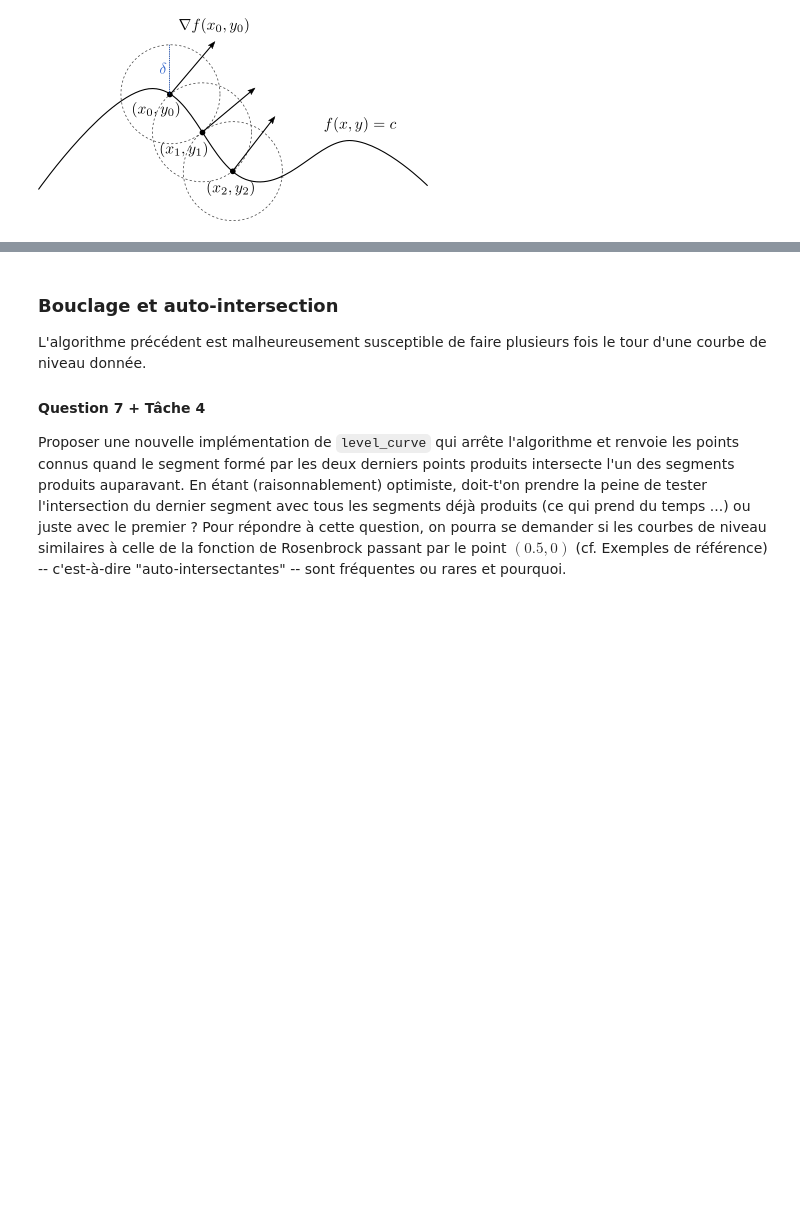
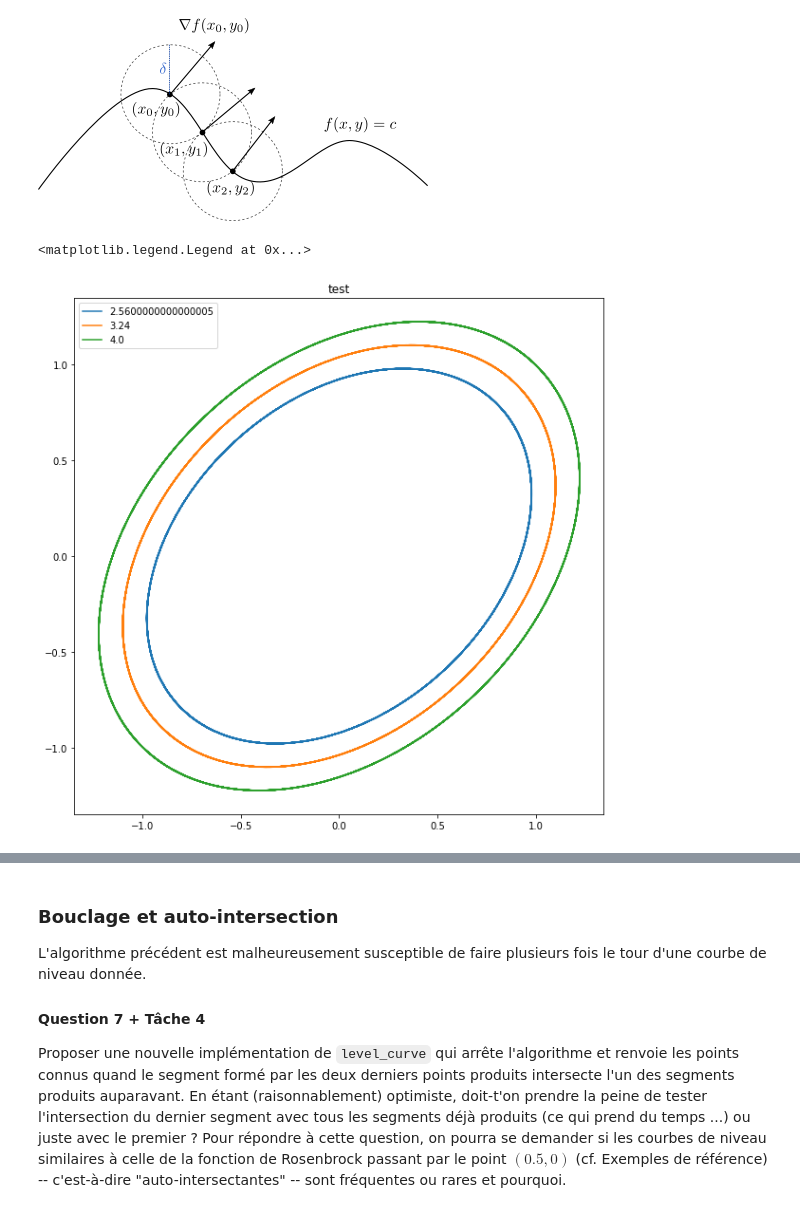
Before and after one commit to guillaumerichard2020/Projet-maths-1, a Jupyter notebook: Courbes de niveau - Enoncé.ipynb, the cells around one changed output, grey strips where cells are left out. Saved outputs shown, nothing was run; the diff lists cells and outputs as text; code cells hidden in the pictures; blank space fills up the shorter version.

```diff
--- a/Courbes de niveau - Enoncé.ipynb
+++ b/Courbes de niveau - Enoncé.ipynb
@@ -417,2 +420,16 @@ def level_curve(f, x0, y0, delta=0.1, N=1000, eps=10**(-10)):
         res[0,i], res[1,i] = (xi, yi)
     return res
+# %%
+test1=level_curve(f1, 0.8, 0.8, 0.1, 1000)
+test2=level_curve(f1, 0.9, 0.9, 0.1, 1000)
+test3=level_curve(f1, 1.0, 1.0, 0.1, 1000)
+
+plt.figure()
+plt.title('test')
+plt.plot(test1[0],test1[1], label=f1(0.8,0.8))
+plt.plot(test2[0],test2[1], label=f1(0.9,0.9))
+plt.plot(test3[0],test3[1], label=f1(1.0,1.0))
+plt.legend()
+# %% [output]
+<matplotlib.legend.Legend at 0x...>
+[figure, added]
```
Also changed, not shown: parts of 5 cells of this notebook.
